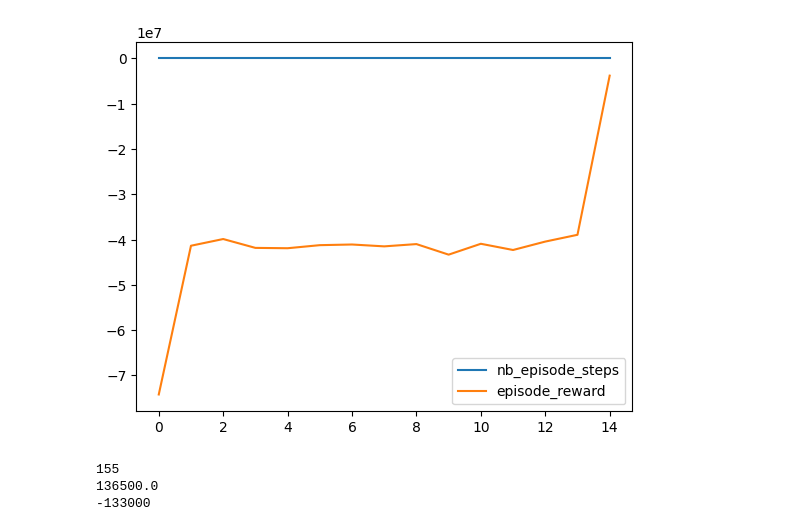
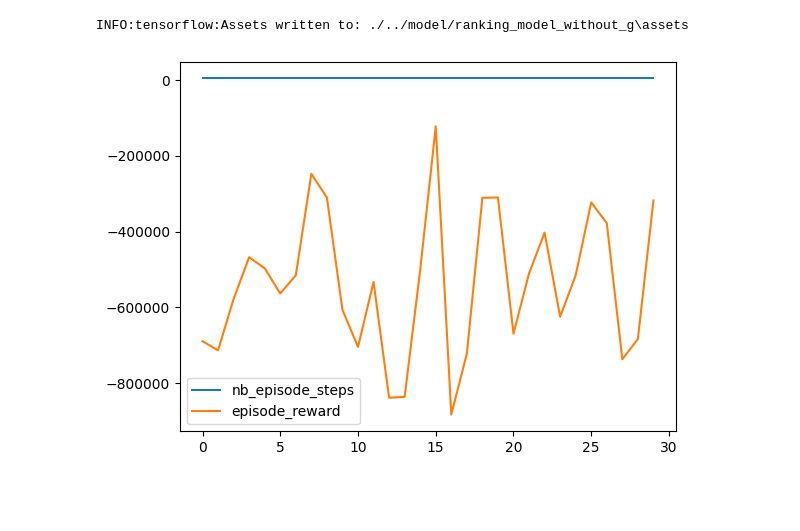
Before and after one commit to visualpaper/work-keiba-learning, a Jupyter notebook: src/benkyo.ipynb, the cells around one changed output. Cells and saved outputs as stored; diff of their text form; code cells hidden in the pictures; blank space fills up the shorter version.

```diff
--- a/src/benkyo.ipynb
+++ b/src/benkyo.ipynb
@@ -25,6 +25,7 @@ model = keras.models.Sequential([
     keras.layers.Flatten(input_shape=(1,) + env.observation_space.shape),
     keras.layers.Dense(16, activation="relu"),
     keras.layers.Dense(16, activation="relu"),
+    keras.layers.Dense(16, activation="relu"),
     keras.layers.Dense(nb_actions, activation="linear"),
 ])
 
@@ -47,7 +48,7 @@ dqn = DQNAgent(
 dqn.compile(Adam(learning_rate=1e-3), metrics=['mae'])
 
 # 学習を開始します。100000ステップ実行します。
-history = dqn.fit(env, nb_steps=50000, visualize=False, verbose=1)
+history = dqn.fit(env, nb_steps=100000, visualize=False, verbose=1)
 # %% [output]
 WARNING:tensorflow:From C:\Users\kazuy\anaconda3\envs\keiba_ai_learning2\lib\site-packages\tensorflow\python\autograph\pyct\static_analysis\liveness.py:83: Analyzer.lamba_check (from tensorflow.python ...
 Instructions for updating:
@@ -75,19 +75,15 @@ done, took 350.620 seconds
 # %%
 # 学習した重みをファイルに保存します。
-#dqn.save_weights('moving_test.hdf5')
+#dqn.save_weights('moving_test.hdf5', overwrite=True)
+
+# 学習したモデルを保存
+model.save("./../model/ranking_model_without_g")
 
 # ゲームごとのステップ数と報酬をグラフ化します。
 plt.plot(history.history['nb_episode_steps'], label='nb_episode_steps')
 plt.plot(history.history['episode_reward'], label='episode_reward')
 plt.legend()
 plt.show()
 # %% [output]
+INFO:tensorflow:Assets written to: ./../model/ranking_model_without_g\assets
-[figure, old version]
+[figure, new version]
-# %%
-print(env.get_kounyu_total())
-print(env.get_atari_total())
-print(env.get_hazure_total())
-# %% [output]
-155
-136500.0
--133000
```
Also changed, not shown: parts of 1 cell of this notebook, 2 other files.
